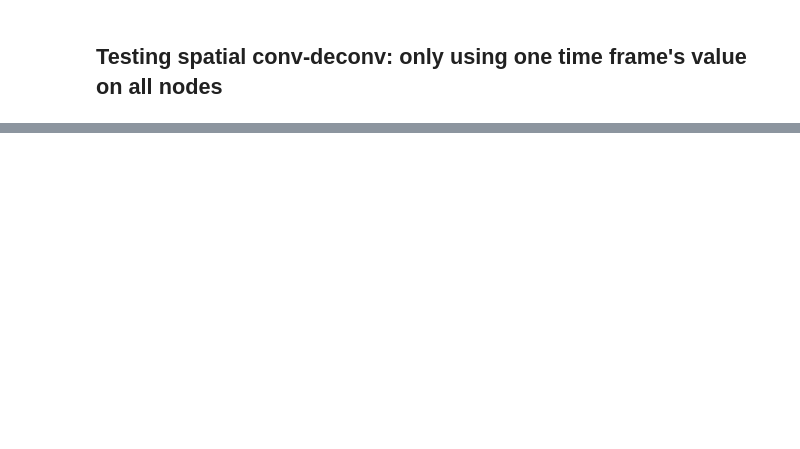
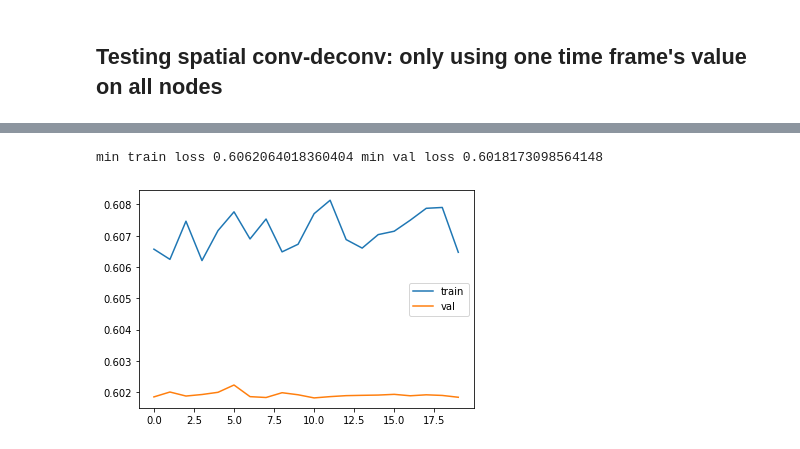
Before and after one commit to sklin93/Graph-WaveNet, a Jupyter notebook: simple_g_deconv.ipynb, the cells around one changed output, grey strips where cells are left out. Drawn from its saved outputs; the diff is of its cells as text; code cells hidden in the pictures; blank space fills up the shorter version.

```diff
--- a/simple_g_deconv.ipynb
+++ b/simple_g_deconv.ipynb
@@ -38,0 +88,38 @@ with open(CRASH_fname, 'rb') as handle:
+# %%
+lrate = 3e-4 #0.01
+wdecay = 4e-3 #5e-4
+
+num_epoch = 20
+
+optimizer = torch.optim.Adam(model.parameters(), lr=lrate, weight_decay=wdecay)
+obj = nn.MSELoss()
+
+min_val_loss = 1000
+train_loss = []
+val_loss = []
+val_data = next(iter(val_loader))
+
+for epoch in range(num_epoch):
+    model.train()
+
+    cur_loss = []
+    for batch in train_loader:
+        out = model(batch)
+        loss = obj(out, batch.y)
+        cur_loss.append(loss.item())
+
+        optimizer.zero_grad()
+        loss.backward()
+        optimizer.step()
+    train_loss.append(np.mean(cur_loss))
+
+    model.eval()
+    with torch.no_grad():
+        out = model(val_data)
+    loss = obj(out, val_data.y)
+    val_loss.append(loss.item())
+
+#     if loss.item() < min_val_loss:
+#         min_val_loss = loss.item()
+#         torch.save(model.state_dict(), model_name)
+    print('val loss', loss.item(), 'mape', util.masked_mape(out, val_data.y,0).item())
@@ -38,0 +147,10 @@ with open(CRASH_fname, 'rb') as handle:
+# %%
+# plot loss curve
+print('min train loss', min(train_loss), 'min val loss', min(val_loss))
+plt.plot(train_loss, label='train')
+plt.plot(val_loss, label='val')
+plt.legend()
+plt.show()
+# %% [output]
+min train loss 0.6062064018360404 min val loss 0.6018173098564148
+[figure, added]
```
Also changed, not shown: parts of 17 cells of this notebook, 3 other files.
